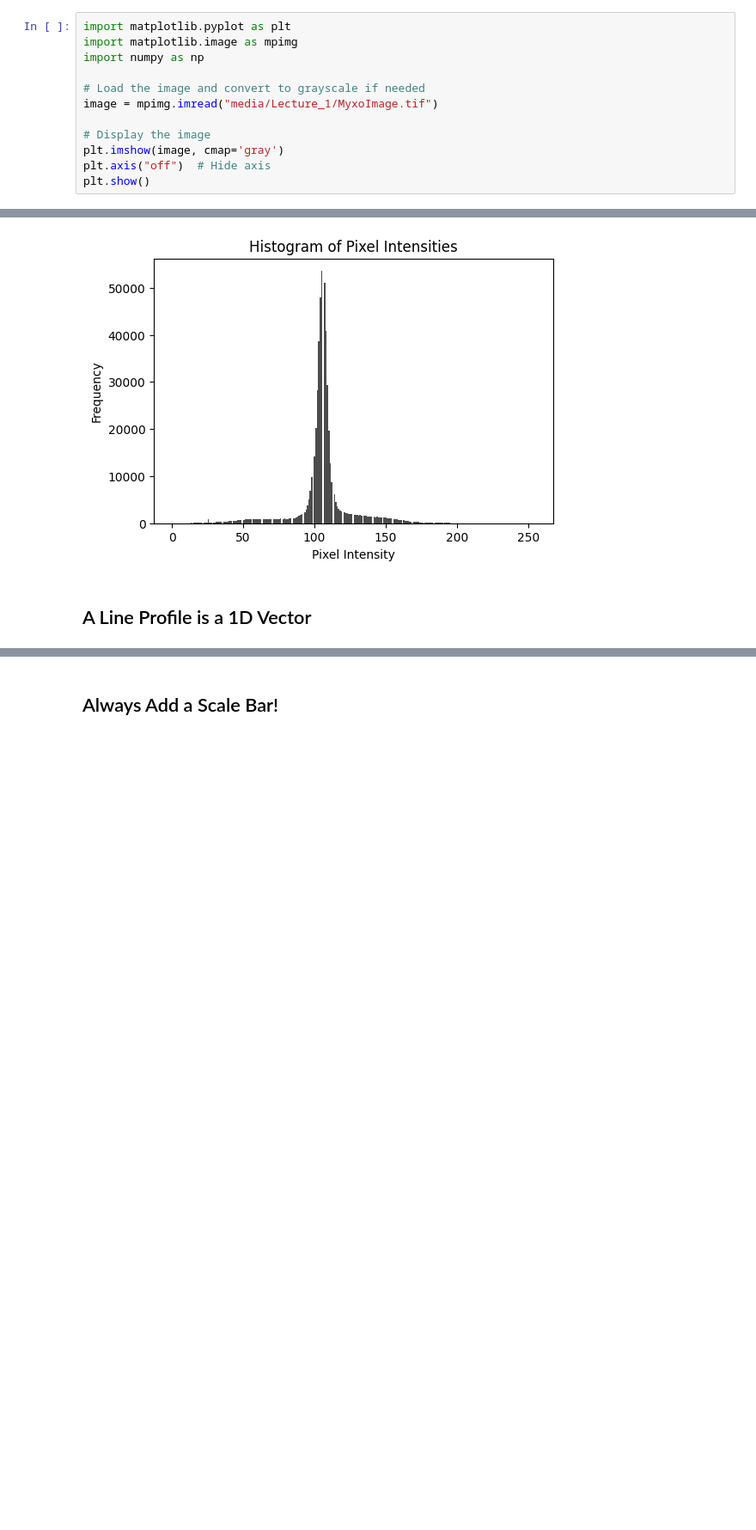
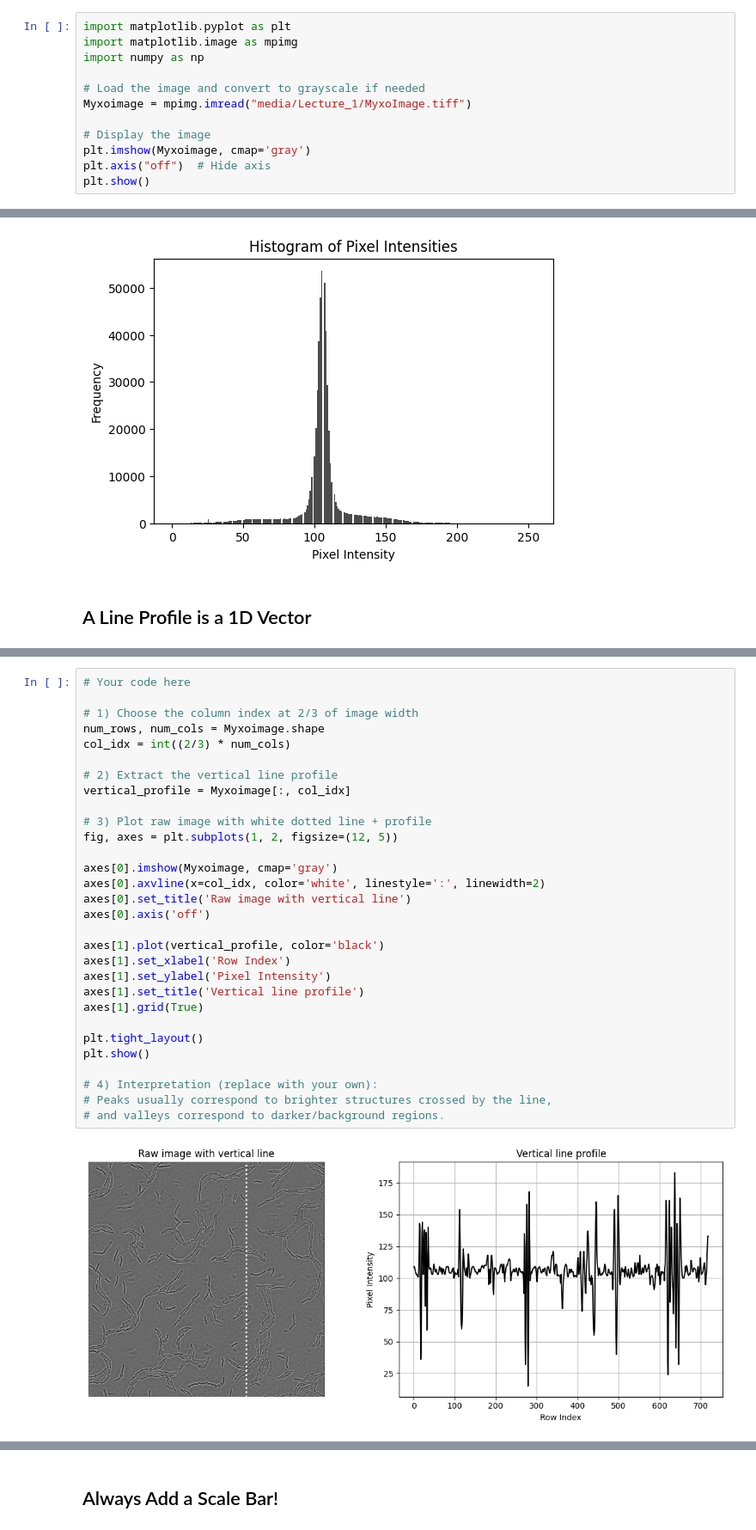
Before and after one commit to dgodovich/MOL518-Intro-to-Data-Analysis, a Jupyter notebook: Lecture_31/BPY518_Lecture31.ipynb, the cells around one changed output, grey strips where cells are left out. Shown at 86% size. Saved outputs shown, nothing was run; the diff lists cells and outputs as text; blank space fills up the shorter version.

```diff
--- a/Lecture_31/BPY518_Lecture31.ipynb
+++ b/Lecture_31/BPY518_Lecture31.ipynb
@@ -47,10 +47,10 @@ import matplotlib.image as mpimg
 import numpy as np
 
 # Load the image and convert to grayscale if needed
-image = mpimg.imread("media/Lecture_1/MyxoImage.tif")
+Myxoimage = mpimg.imread("media/Lecture_1/MyxoImage.tiff")
 
 # Display the image
-plt.imshow(image, cmap='gray')
+plt.imshow(Myxoimage, cmap='gray')
 plt.axis("off")  # Hide axis
 plt.show()
 # %% [output]
@@ -120,3 +131,35 @@ plt.show()
+# %%
+# Your code here
+
+# 1) Choose the column index at 2/3 of image width
+num_rows, num_cols = Myxoimage.shape
+col_idx = int((2/3) * num_cols)
+
+# 2) Extract the vertical line profile
+vertical_profile = Myxoimage[:, col_idx]
+
+# 3) Plot raw image with white dotted line + profile
+fig, axes = plt.subplots(1, 2, figsize=(12, 5))
+
+axes[0].imshow(Myxoimage, cmap='gray')
+axes[0].axvline(x=col_idx, color='white', linestyle=':', linewidth=2)
+axes[0].set_title('Raw image with vertical line')
+axes[0].axis('off')
+
+axes[1].plot(vertical_profile, color='black')
+axes[1].set_xlabel('Row Index')
+axes[1].set_ylabel('Pixel Intensity')
+axes[1].set_title('Vertical line profile')
+axes[1].grid(True)
+
+plt.tight_layout()
+plt.show()
+
+# 4) Interpretation (replace with your own):
+# Peaks usually correspond to brighter structures crossed by the line,
+# and valleys correspond to darker/background regions.
+# %% [output]
+[figure, added]
 # %% [markdown]
 ## Pixel and Image Sizes
 
```
Also changed, not shown: parts of 9 cells of this notebook, 1 other file.
